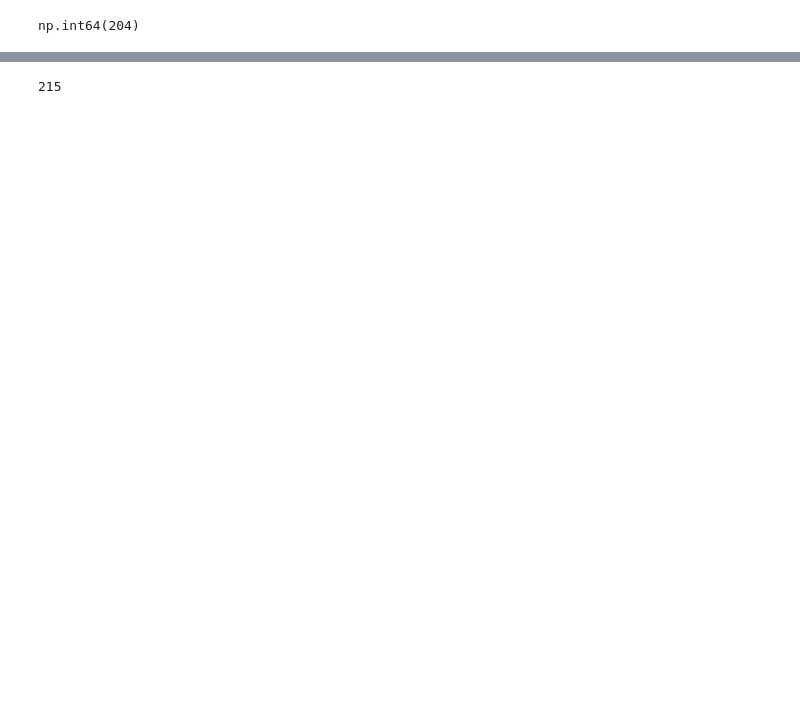
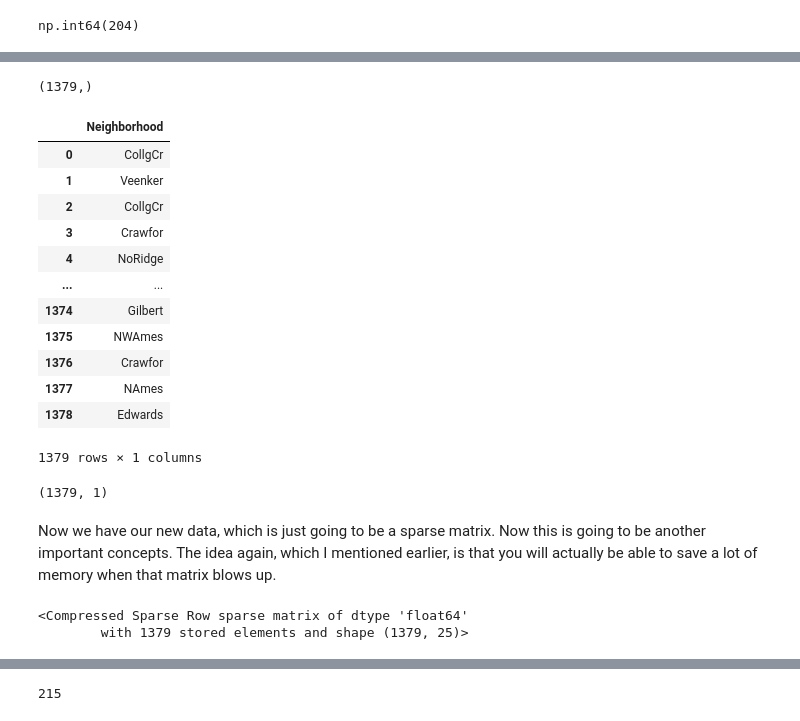
Before and after one commit to VictoriaParkes/IBM-machine-learning-certification, a Jupyter notebook: Supervised_Machine_Learning_Regression/Module_2_Data_Splits_and_Polynomial_Regression/Demo_lab_Training_and_Test_Splits/02b_LAB_Regression_Train_Test_Split.ipynb, the cells around one changed output, grey strips where cells are left out. Drawn from its saved outputs; the diff is of its cells as text; code cells hidden in the pictures; blank space fills up the shorter version.

```diff
--- a/Supervised_Machine_Learning_Regression/Module_2_Data_Splits_and_Polynomial_Regression/Demo_lab_Training_and_Test_Splits/02b_LAB_Regression_Train_Test_Split.ipynb
+++ b/Supervised_Machine_Learning_Regression/Module_2_Data_Splits_and_Polynomial_Regression/Demo_lab_Training_and_Test_Splits/02b_LAB_Regression_Train_Test_Split.ipynb
@@ -96,0 +212,24 @@ For the first step, numerically encoding the string categoricals, either Scikit-
+# %%
+data['Neighborhood'].shape
+# %% [output]
+(1379,)
+# %%
+data[['Neighborhood']]
+# %% [output]
+|  | Neighborhood |
+| 0 | CollgCr |
+| 1 | Veenker |
+| 2 | CollgCr |
+| 3 | Crawfor |
+| 4 | NoRidge |
+| ... | ... |
+| 1374 | Gilbert |
+| 1375 | NWAmes |
+| 1376 | Crawfor |
+| 1377 | NAmes |
+| 1378 | Edwards |
+1379 rows × 1 columns
+# %%
+data[['Neighborhood']].shape
+# %% [output]
+(1379, 1)
@@ -96,0 +248,7 @@ For the first step, numerically encoding the string categoricals, either Scikit-
+# %% [markdown]
+Now we have our new data, which is just going to be a sparse matrix. Now this is going to be another important concepts. The idea again, which I mentioned earlier, is that you will actually be able to save a lot of memory when that matrix blows up.
+# %%
+ex_new_dat
+# %% [output]
+<Compressed Sparse Row sparse matrix of dtype 'float64'
+        with 1379 stored elements and shape (1379, 25)>
```
Also changed, not shown: parts of 56 cells of this notebook, 2 other files.
